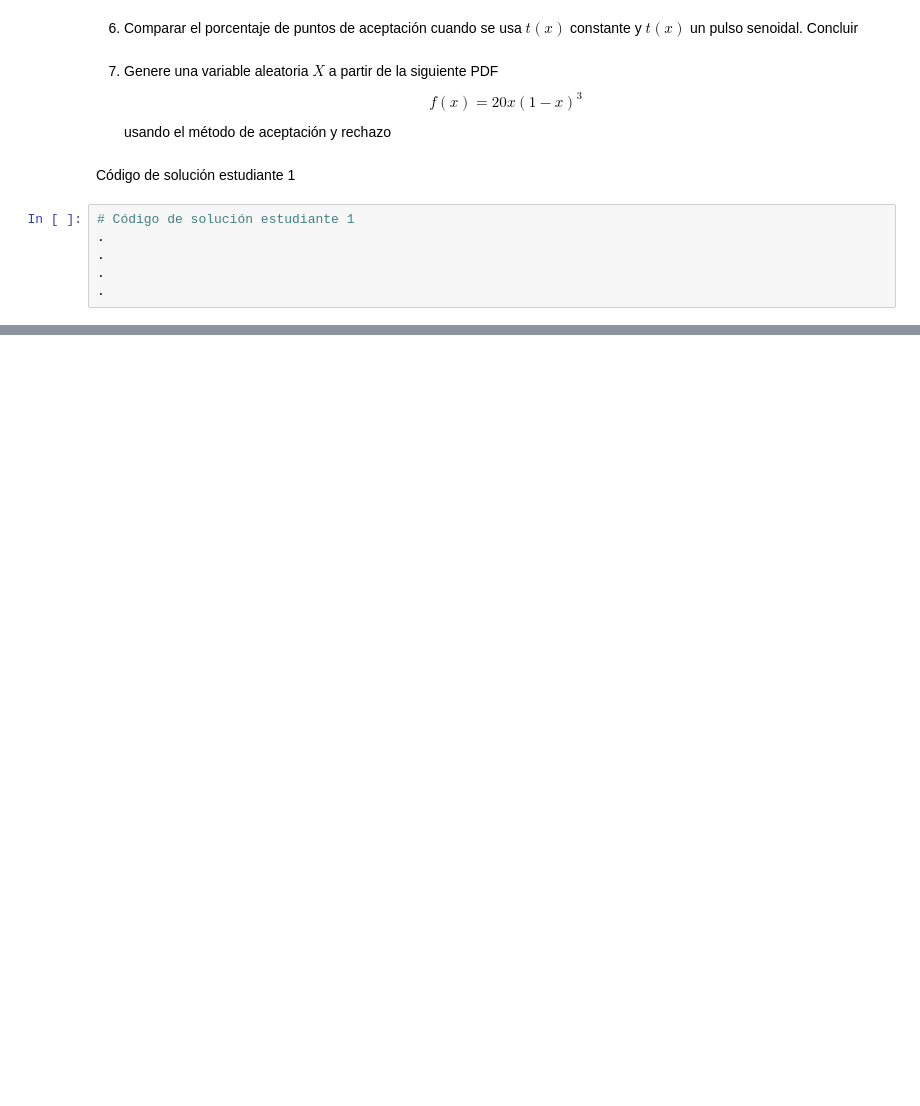
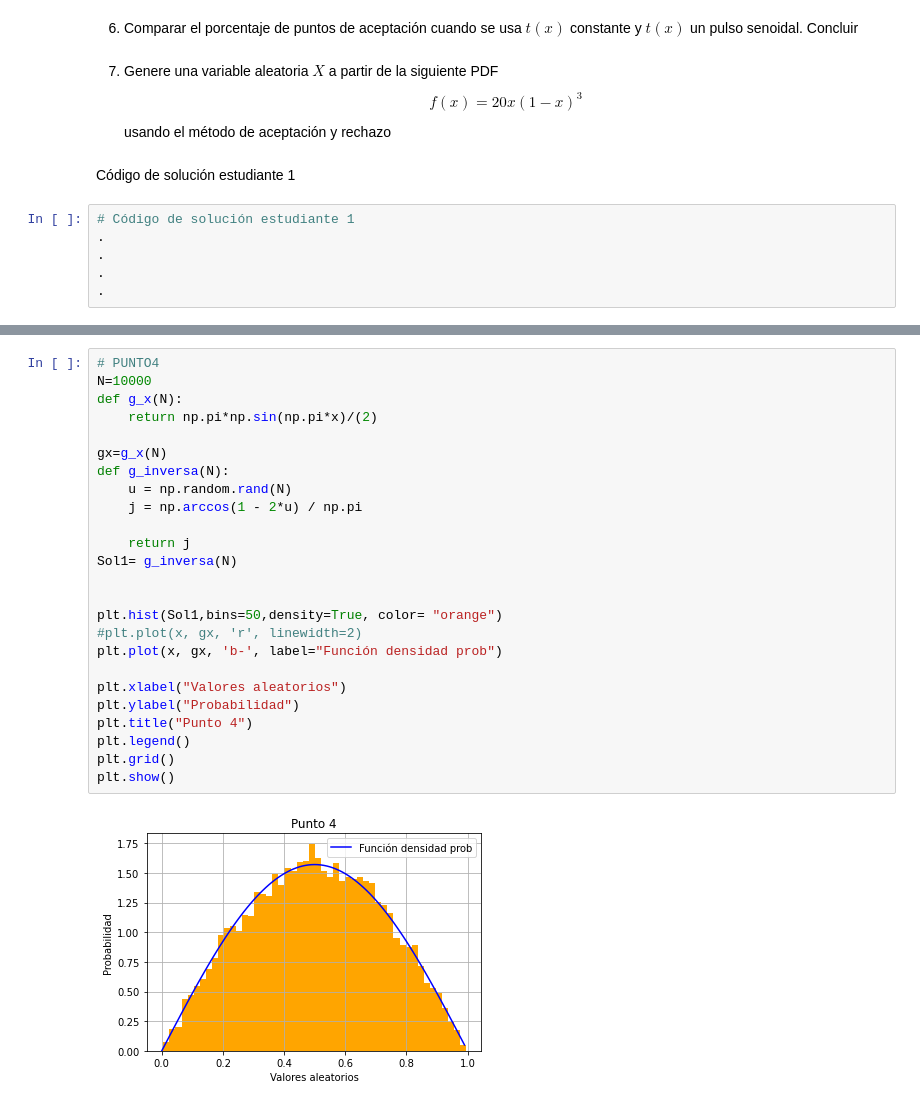
Before and after one commit to Kike14/ProyectoConjunto_EJRodriguez_LABarriga, a Jupyter notebook: ProyectoConjunto_EJRodriguez_LABarriga.ipynb, the cells around one changed output, grey strips where cells are left out. Saved outputs shown, nothing was run; the diff lists cells and outputs as text; blank space fills up the shorter version.

```diff
--- a/ProyectoConjunto_EJRodriguez_LABarriga.ipynb
+++ b/ProyectoConjunto_EJRodriguez_LABarriga.ipynb
@@ -50,0 +111,27 @@ Código de solución estudiante 2
+# %%
+# PUNTO4
+N=10000
+def g_x(N):
+    return np.pi*np.sin(np.pi*x)/(2)
+
+gx=g_x(N)
+def g_inversa(N):
+    u = np.random.rand(N)
+    j = np.arccos(1 - 2*u) / np.pi
+
+    return j
+Sol1= g_inversa(N)
+
+
+plt.hist(Sol1,bins=50,density=True, color= "orange")
+#plt.plot(x, gx, 'r', linewidth=2)
+plt.plot(x, gx, 'b-', label="Función densidad prob")
+
+plt.xlabel("Valores aleatorios")
+plt.ylabel("Probabilidad")
+plt.title("Punto 4")
+plt.legend()
+plt.grid()
+plt.show()
+# %% [output]
+[figure, added]
```
Also changed, not shown: parts of 7 cells of this notebook.
